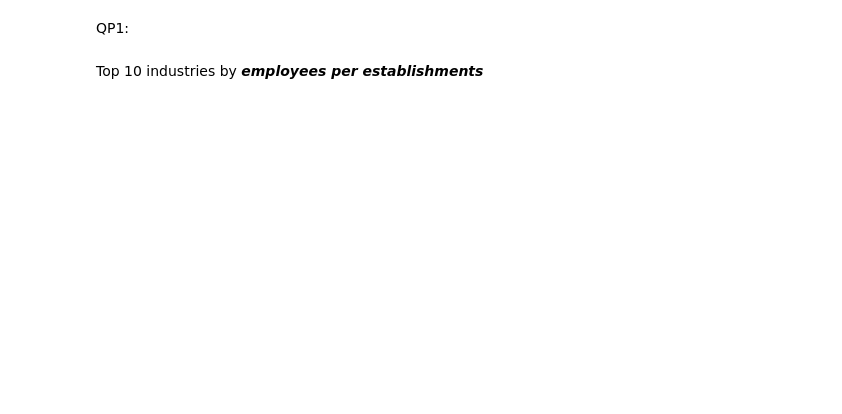
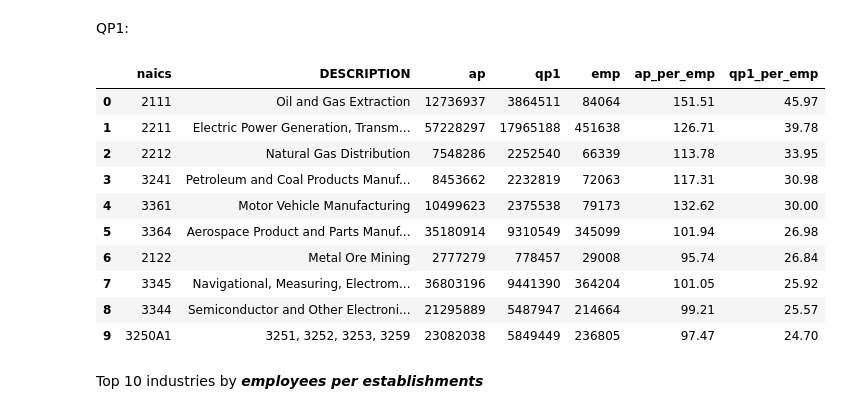
Before and after one commit to bogdankrenz/data_mining_SO2024, a Jupyter notebook: notebooks/2_data_understanding_pattern.ipynb, the cells around one changed output. Saved outputs shown, nothing was run; the diff lists cells and outputs as text; code cells hidden in the pictures; blank space fills up the shorter version.

```diff
--- a/notebooks/2_data_understanding_pattern.ipynb
+++ b/notebooks/2_data_understanding_pattern.ipynb
@@ -153,10 +151,22 @@ highest_ap.head(10)
 QP1:
 # %%
 
-highest_ap["qp1_per_emp"] = highest_ap["qp1"] / highest_ap["emp"]
-highest_ap = highest_ap.sort_values(by="qp1_per_emp", ascending=False)
+highest_pay["qp1_per_emp"] = highest_pay["qp1"] / highest_pay["emp"]
+highest_qp1_per_emp = highest_pay.sort_values(by="qp1_per_emp", ascending=False).reset_index()
 
-highest_ap.head(10)
+highest_qp1_per_emp.head(10)
+# %% [output]
+|  | naics | DESCRIPTION | ap | qp1 | emp | ap_per_emp | qp1_per_emp |
+| 0 | 2111 | Oil and Gas Extraction | 12736937 | 3864511 | 84064 | 151.51 | 45.97 |
+| 1 | 2211 | Electric Power Generation, Transm... | 57228297 | 17965188 | 451638 | 126.71 | 39.78 |
+| 2 | 2212 | Natural Gas Distribution | 7548286 | 2252540 | 66339 | 113.78 | 33.95 |
+| 3 | 3241 | Petroleum and Coal Products Manuf... | 8453662 | 2232819 | 72063 | 117.31 | 30.98 |
+| 4 | 3361 | Motor Vehicle Manufacturing | 10499623 | 2375538 | 79173 | 132.62 | 30.00 |
+| 5 | 3364 | Aerospace Product and Parts Manuf... | 35180914 | 9310549 | 345099 | 101.94 | 26.98 |
+| 6 | 2122 | Metal Ore Mining | 2777279 | 778457 | 29008 | 95.74 | 26.84 |
+| 7 | 3345 | Navigational, Measuring, Electrom... | 36803196 | 9441390 | 364204 | 101.05 | 25.92 |
+| 8 | 3344 | Semiconductor and Other Electroni... | 21295889 | 5487947 | 214664 | 99.21 | 25.57 |
+| 9 | 3250A1 | 3251, 3252, 3253, 3259 | 23082038 | 5849449 | 236805 | 97.47 | 24.70 |
 # %% [markdown]
 Top 10 industries by ***employees per establishments***
 # %%
```
Also changed, not shown: parts of 8 cells of this notebook, 3 other files.
